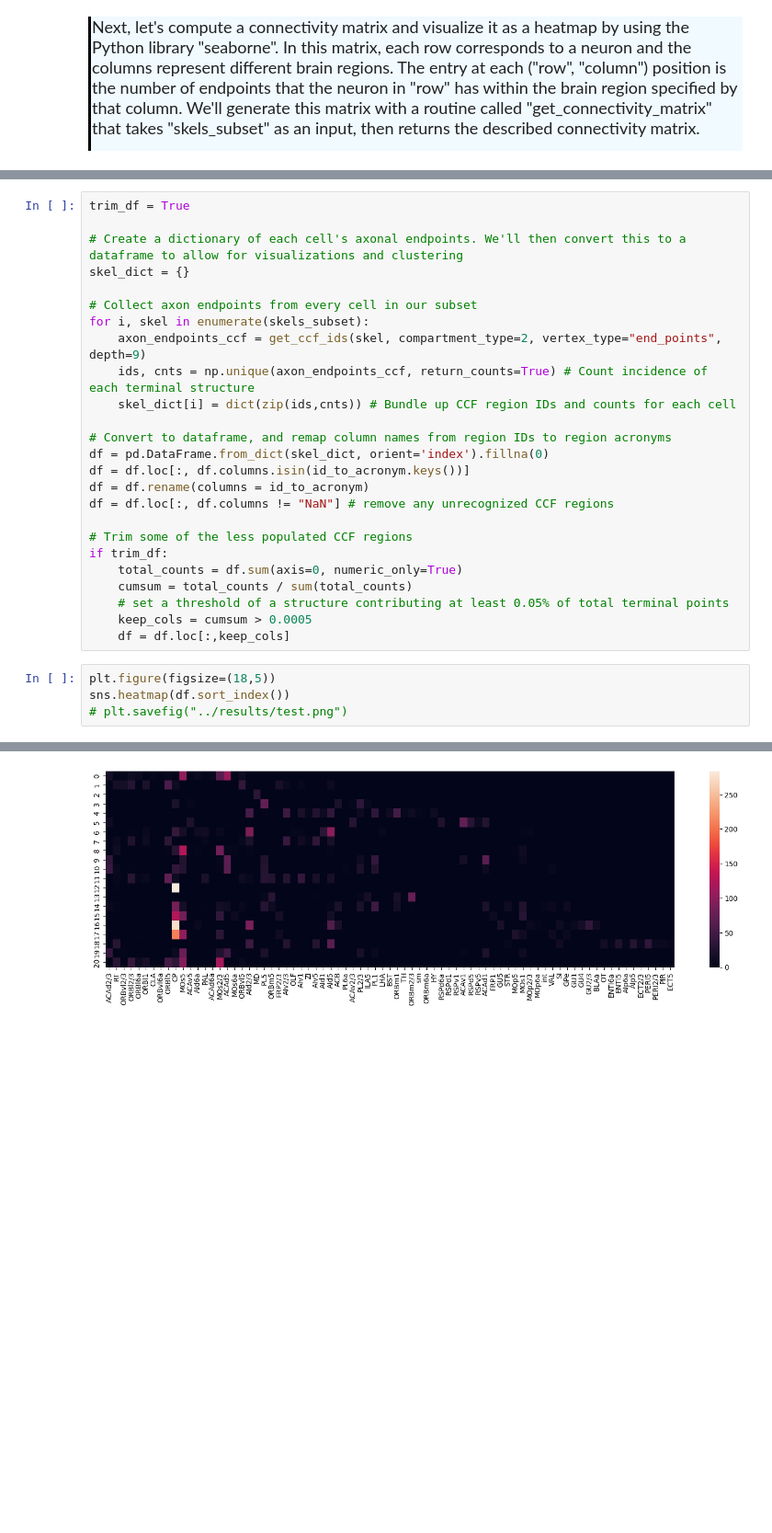
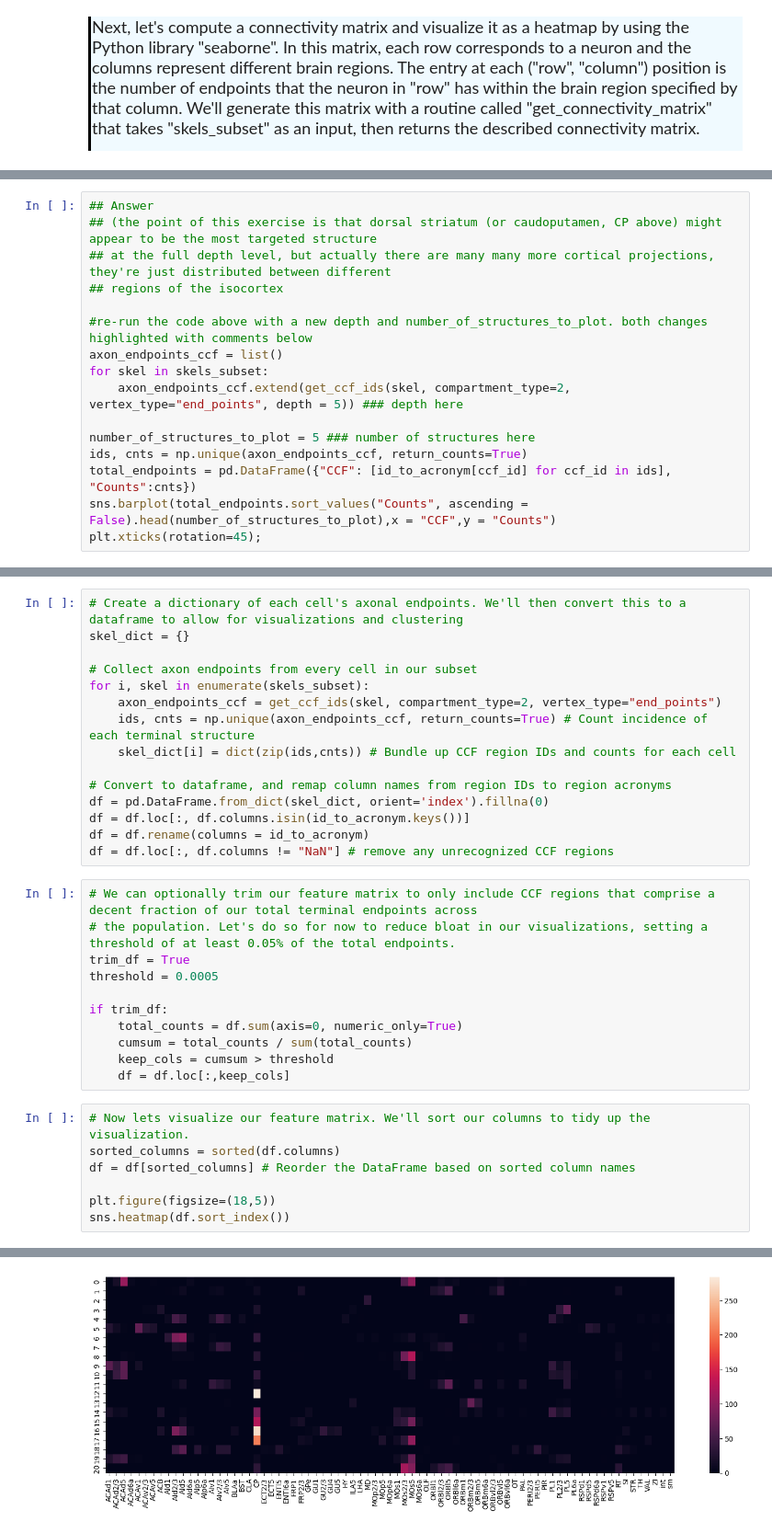
Before and after one commit to JEElsner/SWDB_2024_Anatomy, a Jupyter notebook: code/Notebook 1 - LM Connectivity.ipynb, the cells around one changed output, grey strips where cells are left out. Shown at 92% size. Drawn from its saved outputs; the diff is of its cells as text; blank space fills up the shorter version.

Commit message:
Tidied up, added comments and exercises to Notebook 1

```diff
--- a/code/Notebook 1 - LM Connectivity.ipynb
+++ b/code/Notebook 1 - LM Connectivity.ipynb
@@ -455,0 +468,16 @@ regions = np.unique(np.concatenate(ccf_ids_list))
+# %%
+## Answer
+## (the point of this exercise is that dorsal striatum (or caudoputamen, CP above) might appear to be the most targeted structure
+## at the full depth level, but actually there are many many more cortical projections, they're just distributed between different
+## regions of the isocortex
+
+#re-run the code above with a new depth and number_of_structures_to_plot. both changes highlighted with comments below
+axon_endpoints_ccf = list()
+for skel in skels_subset:
+    axon_endpoints_ccf.extend(get_ccf_ids(skel, compartment_type=2, vertex_type="end_points", depth = 5)) ### depth here
+
+number_of_structures_to_plot = 5 ### number of structures here
+ids, cnts = np.unique(axon_endpoints_ccf, return_counts=True)
+total_endpoints = pd.DataFrame({"CCF": [id_to_acronym[ccf_id] for ccf_id in ids], "Counts":cnts})
+sns.barplot(total_endpoints.sort_values("Counts", ascending = False).head(number_of_structures_to_plot),x = "CCF",y = "Counts")
+plt.xticks(rotation=45);
@@ -456,12 +491,10 @@ regions = np.unique(np.concatenate(ccf_ids_list))
 # %%
-trim_df = True
-
 # Create a dictionary of each cell's axonal endpoints. We'll then convert this to a dataframe to allow for visualizations and clustering
 skel_dict = {}
 
 # Collect axon endpoints from every cell in our subset
 for i, skel in enumerate(skels_subset):
-    axon_endpoints_ccf = get_ccf_ids(skel, compartment_type=2, vertex_type="end_points", depth=9)
+    axon_endpoints_ccf = get_ccf_ids(skel, compartment_type=2, vertex_type="end_points")
     ids, cnts = np.unique(axon_endpoints_ccf, return_counts=True) # Count incidence of each terminal structure
     skel_dict[i] = dict(zip(ids,cnts)) # Bundle up CCF region IDs and counts for each cell
 
@@ -470,18 +503,24 @@ df = pd.DataFrame.from_dict(skel_dict, orient='index').fillna(0)
 df = df.loc[:, df.columns.isin(id_to_acronym.keys())]
 df = df.rename(columns = id_to_acronym)
 df = df.loc[:, df.columns != "NaN"] # remove any unrecognized CCF regions
-
-# Trim some of the less populated CCF regions
-if trim_df:
-    total_counts = df.sum(axis=0, numeric_only=True)
-    cumsum = total_counts / sum(total_counts)
-    # set a threshold of a structure contributing at least 0.05% of total terminal points
-    keep_cols = cumsum > 0.0005
-    df = df.loc[:,keep_cols]
+# %%
+# We can optionally trim our feature matrix to only include CCF regions that comprise a decent fraction of our total terminal endpoints across
+# the population. Let's do so for now to reduce bloat in our visualizations, setting a threshold of at least 0.05% of the total endpoints.
+trim_df = True
+threshold = 0.0005
+
+if trim_df:
+    total_counts = df.sum(axis=0, numeric_only=True)
+    cumsum = total_counts / sum(total_counts)
+    keep_cols = cumsum > threshold
+    df = df.loc[:,keep_cols]
 # %%
+# Now lets visualize our feature matrix. We'll sort our columns to tidy up the visualization.
+sorted_columns = sorted(df.columns)
+df = df[sorted_columns] # Reorder the DataFrame based on sorted column names
+
 plt.figure(figsize=(18,5))
 sns.heatmap(df.sort_index())
-# plt.savefig("../results/test.png")
 # %% [output]
 <Axes: >
-[figure, old version]
+[figure, new version]
```
Also changed, not shown: parts of 34 cells of this notebook.
